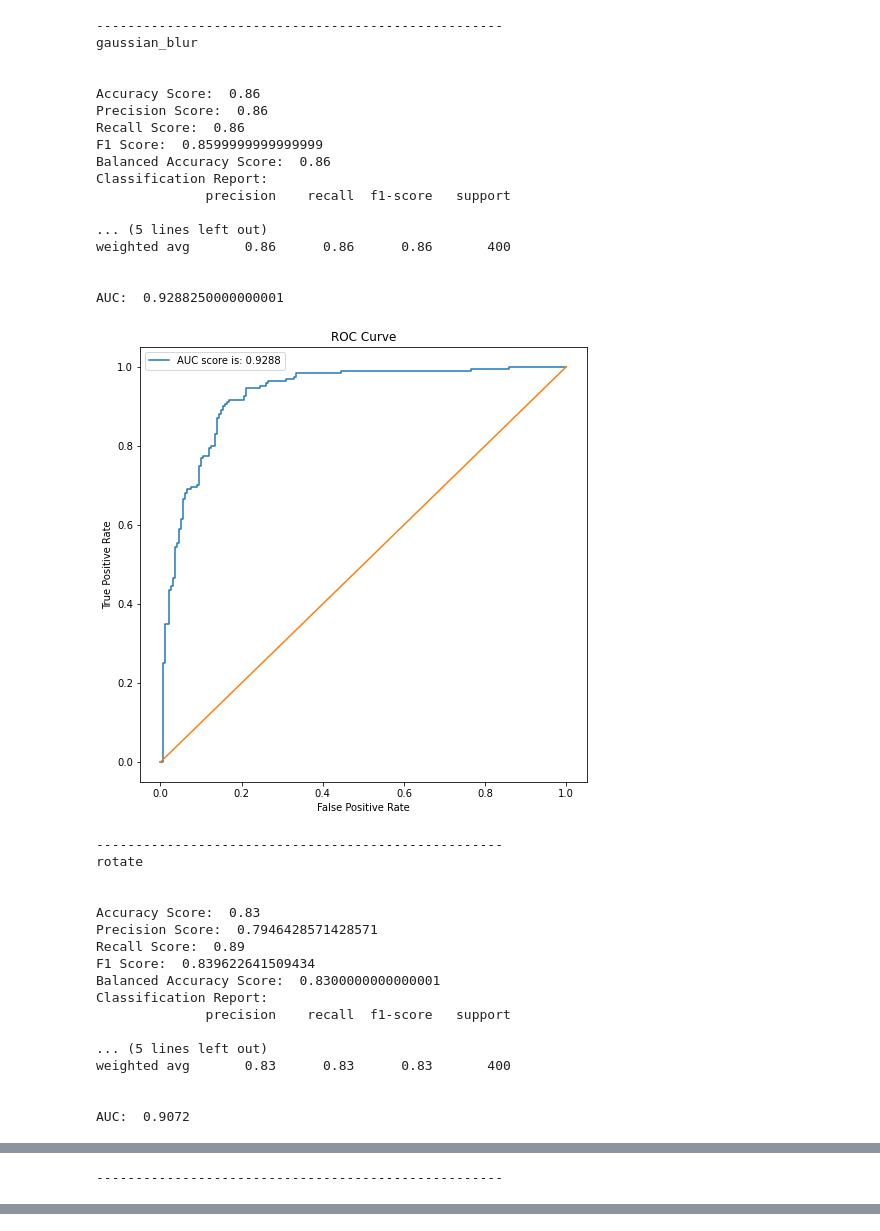
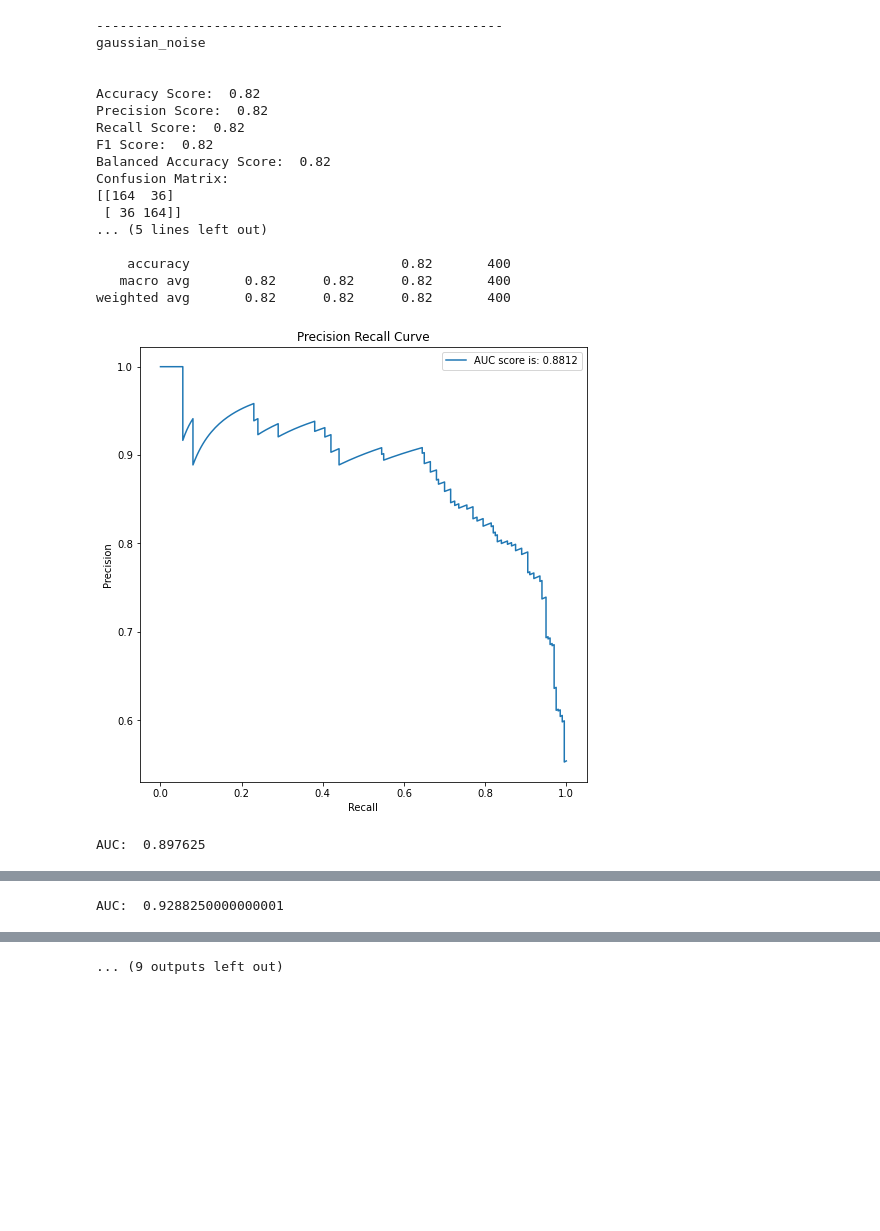
Before and after one commit to PranavM98/Medical_Image_Classification, a Jupyter notebook: Code/Model_Results.ipynb, the cells around one changed output, grey strips where cells are left out. Drawn from its saved outputs; the diff is of its cells as text; code cells hidden in the pictures; blank space fills up the shorter version.

Commit message:
final model results

```diff
--- a/Code/Model_Results.ipynb
+++ b/Code/Model_Results.ipynb
@@ -21,14 +21,32 @@ def print_model_results(data,aug,df):
     print("Recall Score: ",recall_score(data['y_test'].values,data['best_predictions'].values))
     print("F1 Score: ", f1_score(data['y_test'].values,data['best_predictions'].values))
     print("Balanced Accuracy Score: ", balanced_accuracy_score(data['y_test'].values,data['best_predictions'].values))
-
+    print("Confusion Matrix:")
+    print(confusion_matrix(data['y_test'].values,data['best_predictions'].values))
 
 
     print("Classification Report: ")
     print(classification_report(data['y_test'].values,data['best_predictions'].values))
     print()
+
+
+
+    print()
+    precision, recall, thresholds = precision_recall_curve(data['y_test'].values, data['best_output_probs'].values)
+    ap_score=average_precision_score(data['y_test'].values, data['best_output_probs'].values)
+
+    plt.figure(figsize=(8,8))
+    plt.plot(recall, precision, label='AUC score is: '+str(round(ap_score, 4)))
+    plt.title('Precision Recall Curve')
+    plt.xlabel('Recall')
+    plt.ylabel('Precision')
+    plt.legend()
+    plt.show()
+
     fpr, tpr, thresholds = roc_curve(data['y_test'].values, data['best_output_probs'].values)
+
     auc = roc_auc_score(data['y_test'].values, data['best_output_probs'].values)
+
     print("AUC: ",auc)
     plt.figure(figsize=(8,8))
     plt.plot(fpr, tpr, label='AUC score is: '+str(round(auc, 4)))
@@ -42,14 +60,15 @@ def print_model_results(data,aug,df):
     df.loc[len(df)] = [aug.upper(),accuracy_score(data['y_test'].values,data['best_predictions'].values),
                        precision_score(data['y_test'].values,data['best_predictions'].values),
                        recall_score(data['y_test'].values,data['best_predictions'].values),
+                       f1_score(data['y_test'].values,data['best_predictions'].values),
                        balanced_accuracy_score(data['y_test'].values,data['best_predictions'].values),
-                      auc]
+                      auc,ap_score]
 
 
     print("----------------------------------------------------")
 
     return df
-df=pd.DataFrame(columns=["Model","Accuracy Score","Precision Score", "F1 Score","Balanced Accuracy Score", "AUC"])
+df=pd.DataFrame(columns=["Model","Accuracy Score","Precision Score", "Recall Score","F1 Score","Balanced Accuracy Score", "Area Under the Curve", "Average Precision Score"])
 for i,aug in zip([baseline,gaussian_noise,gaussian_blur,rotate,color_jitter],['baseline','gaussian_noise','gaussian_blur','rotate','color_jitter']):
 
     _=print_model_results(i,aug,df)
@@ -96,35 +99,19 @@ AUC:  0.897625
 ----------------------------------------------------
-gaussian_blur
+gaussian_noise
 
 
-Accuracy Score:  0.86
-Precision Score:  0.86
-Recall Score:  0.86
-F1 Score:  0.8599999999999999
-Balanced Accuracy Score:  0.86
-Classification Report:
-              precision    recall  f1-score   support
+Accuracy Score:  0.82
+Precision Score:  0.82
+Recall Score:  0.82
+F1 Score:  0.82
+Balanced Accuracy Score:  0.82
+Confusion Matrix:
+[[164  36]
+ [ 36 164]]
+... (5 lines left out)
 
-... (5 lines left out)
-weighted avg       0.86      0.86      0.86       400
-
-
-AUC:  0.9288250000000001
+    accuracy                           0.82       400
+   macro avg       0.82      0.82      0.82       400
+weighted avg       0.82      0.82      0.82       400
-[figure, old version]
+[figure, new version]
-----------------------------------------------------
-rotate
-
-
-Accuracy Score:  0.83
-Precision Score:  0.7946428571428571
-Recall Score:  0.89
-F1 Score:  0.839622641509434
-Balanced Accuracy Score:  0.8300000000000001
-Classification Report:
-              precision    recall  f1-score   support
-
-... (5 lines left out)
-weighted avg       0.83      0.83      0.83       400
-
-
-AUC:  0.9072
+AUC:  0.897625
@@ -150 +137 @@ AUC:  0.920075
-----------------------------------------------------
+AUC:  0.9288250000000001
@@ -150,0 +139 @@ AUC:  0.920075
+... (9 outputs left out)
```
Also changed, not shown: parts of 6 cells of this notebook.
